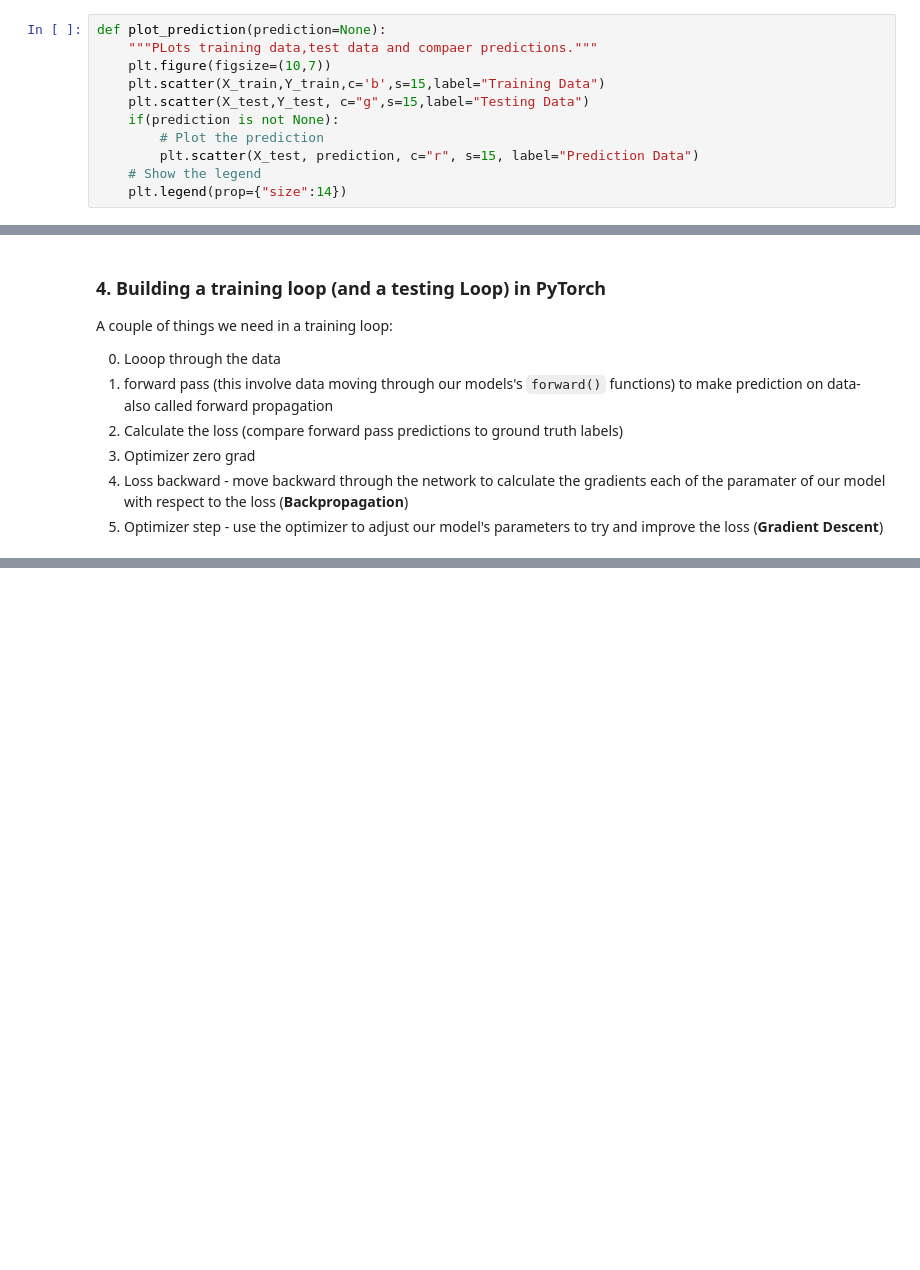
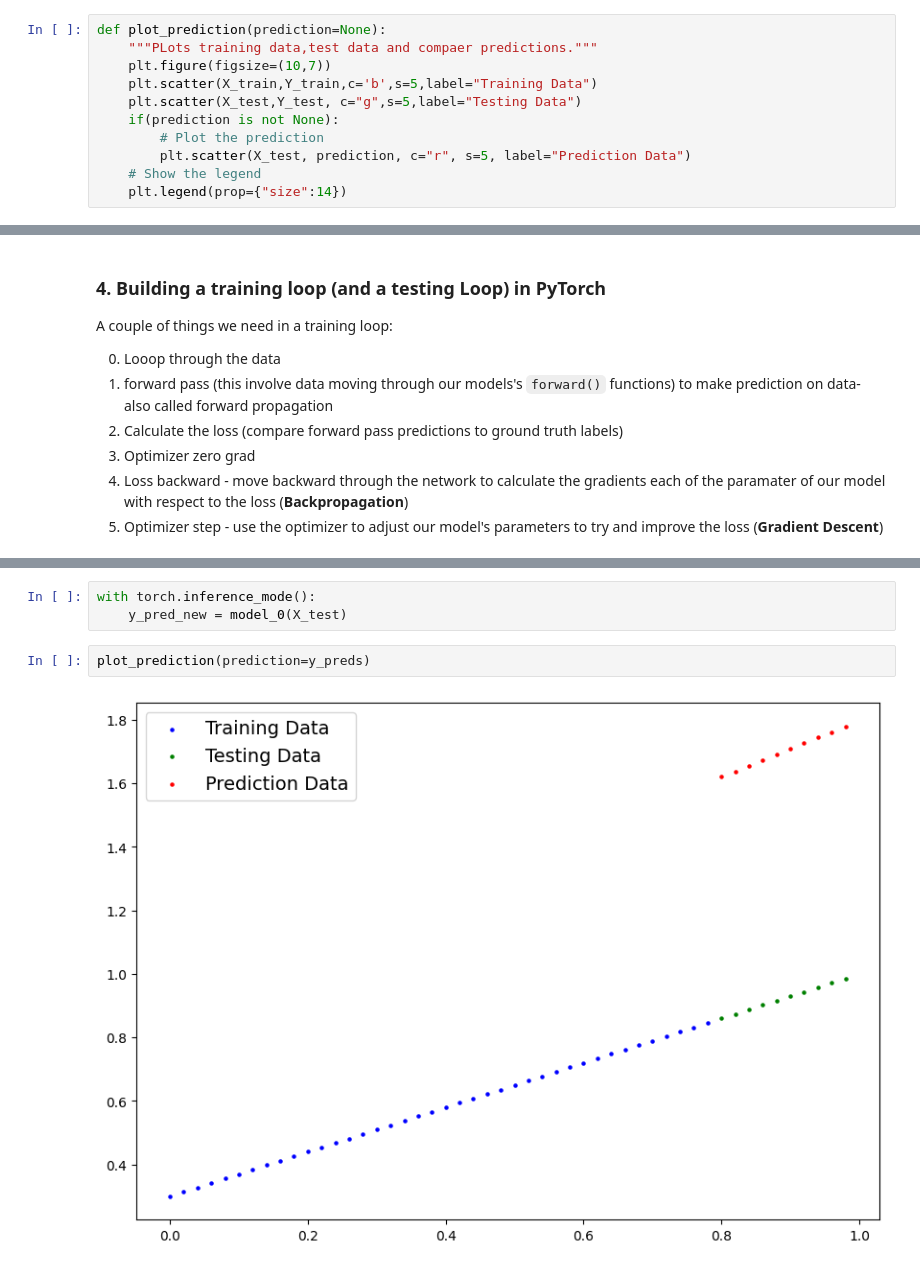
Before and after one commit to Haji-Suleman/Pytorch, a Jupyter notebook: PyTorch_WorkFlow/pytorch_workflow.ipynb, the cells around one changed output, grey strips where cells are left out. Drawn from its saved outputs; the diff is of its cells as text; blank space fills up the shorter version.

```diff
--- a/PyTorch_WorkFlow/pytorch_workflow.ipynb
+++ b/PyTorch_WorkFlow/pytorch_workflow.ipynb
@@ -103,11 +105,11 @@ This is where are data explorer's motto comes in!
 def plot_prediction(prediction=None):
     """PLots training data,test data and compaer predictions."""
     plt.figure(figsize=(10,7))
-    plt.scatter(X_train,Y_train,c='b',s=15,label="Training Data")
-    plt.scatter(X_test,Y_test, c="g",s=15,label="Testing Data")
+    plt.scatter(X_train,Y_train,c='b',s=5,label="Training Data")
+    plt.scatter(X_test,Y_test, c="g",s=5,label="Testing Data")
     if(prediction is not None):
         # Plot the prediction
-        plt.scatter(X_test, prediction, c="r", s=15, label="Prediction Data")
+        plt.scatter(X_test, prediction, c="r", s=5, label="Prediction Data")
     # Show the legend
     plt.legend(prop={"size":14})
 # %%
@@ -281,0 +313,7 @@ for epoch in range(epochs):
+# %%
+with torch.inference_mode():
+    y_pred_new = model_0(X_test)
+# %%
+plot_prediction(prediction=y_preds)
+# %% [output]
+[figure, added]
```
Also changed, not shown: parts of 6 cells of this notebook.
